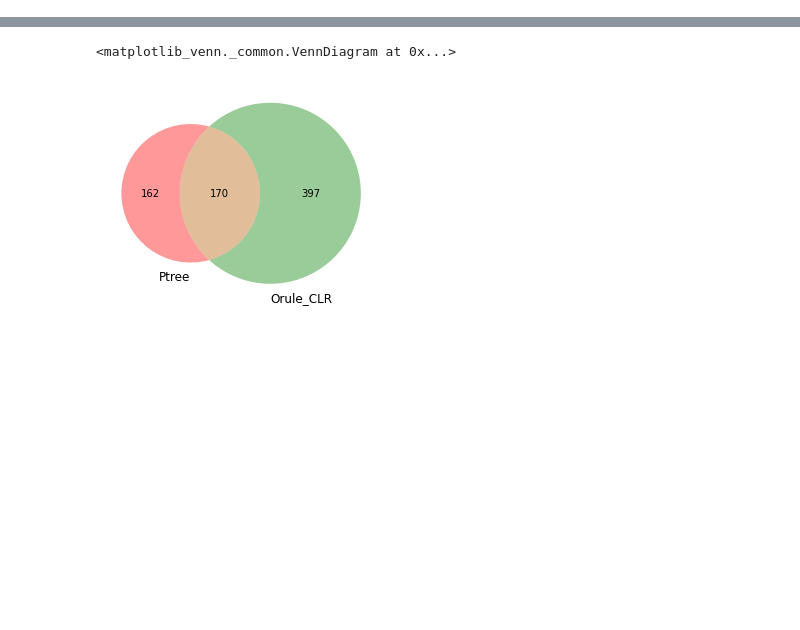
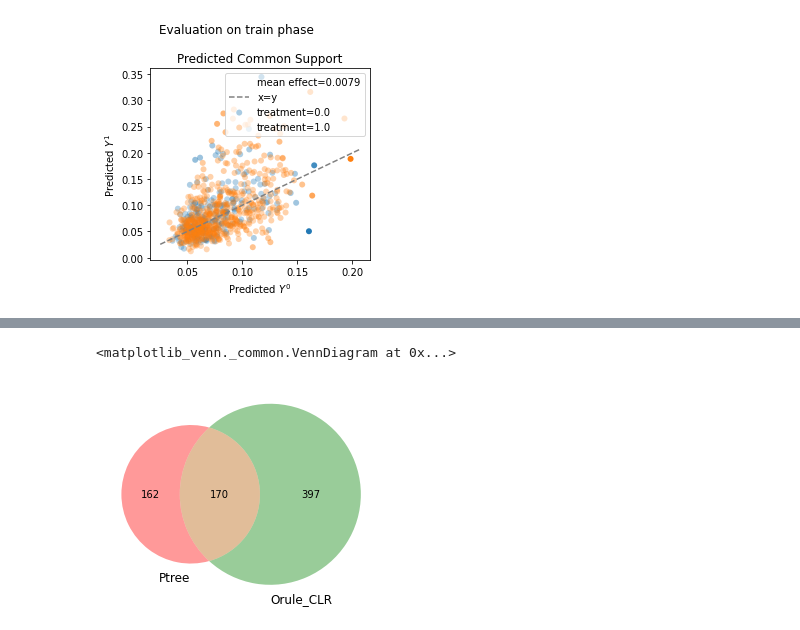
Before and after one commit to Viktour19/overlap-fp, a Jupyter notebook: ptree_exps.ipynb, the cells around one changed output, grey strips where cells are left out. Cells and saved outputs as stored; diff of their text form; code cells hidden in the pictures; blank space fills up the shorter version.

```diff
--- a/ptree_exps.ipynb
+++ b/ptree_exps.ipynb
@@ -186,0 +66,4 @@ placebo_effects(evaluations.models, X_test, a_test, y_test, n_bootstrap=1000)
+# %%
+evaluations, X_test, a_test, y_test = outcome_model(data_path=DATA_PATH, encode=True, method='sigmoid', scoring='roc_auc')
+# %% [output]
+[figure, added]
```
Also changed, not shown: parts of 35 cells of this notebook, 10 other files.
